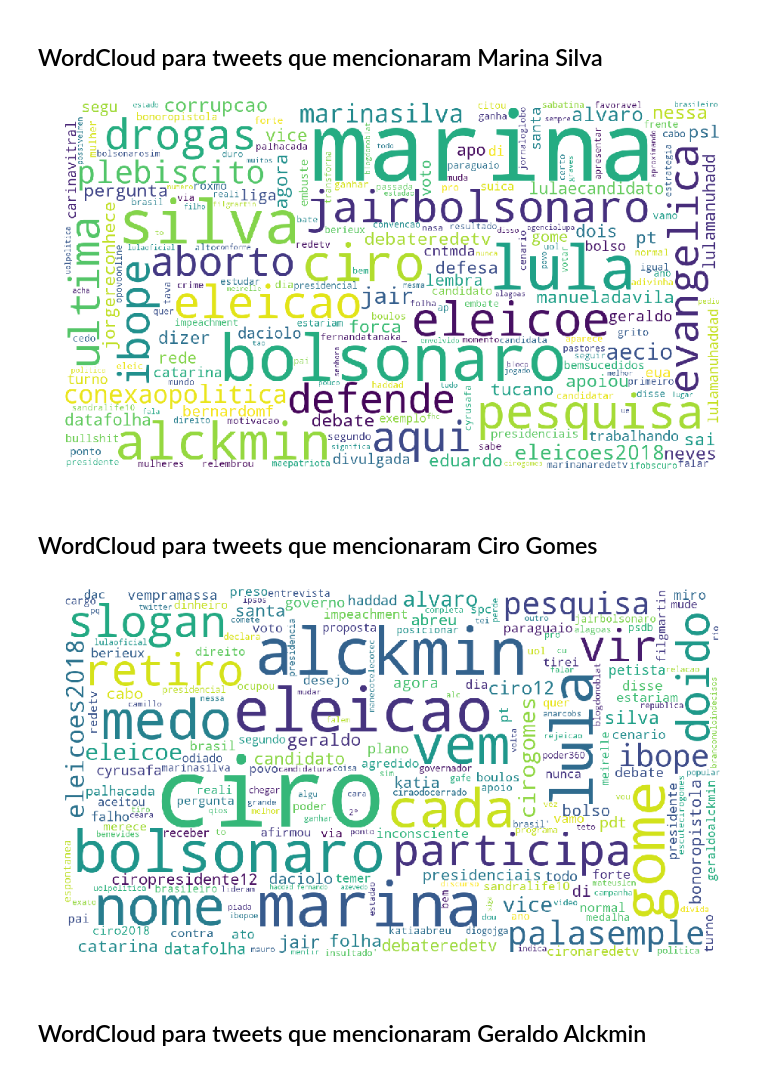
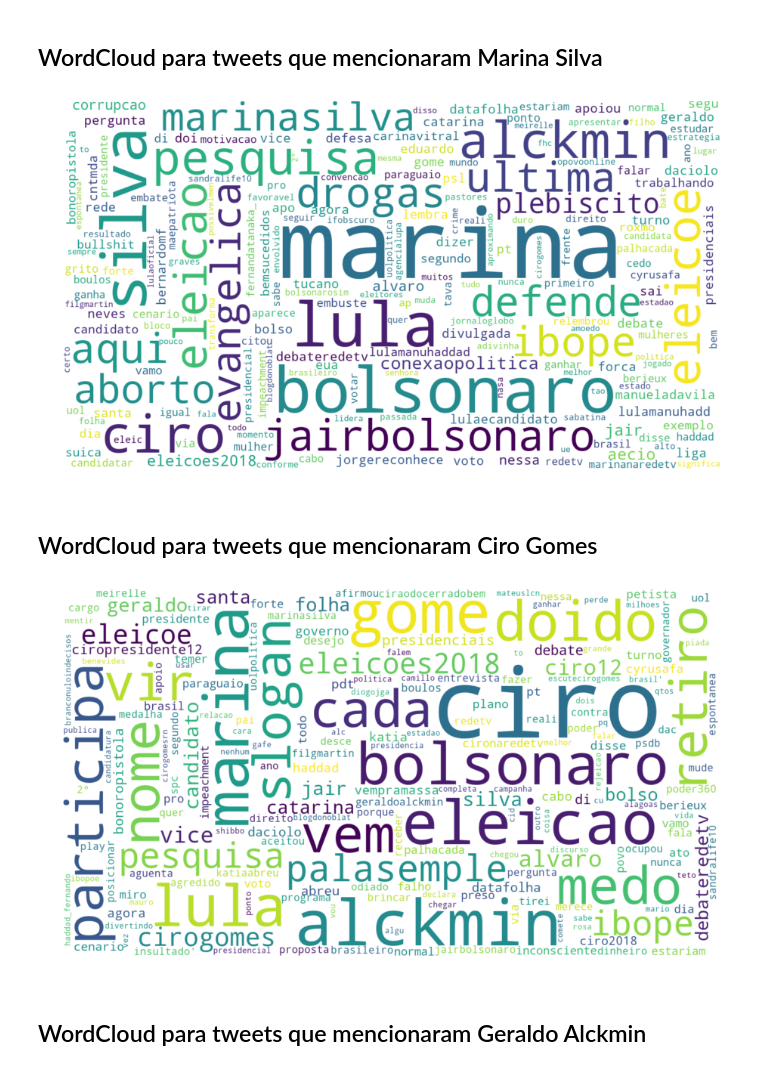
Before and after one commit to renatodalmo/RIWRS_TRABALHO, a Jupyter notebook: RIWRS - Manipulando Dados.ipynb, the cells around one changed output. Drawn from its saved outputs; the diff is of its cells as text; code cells hidden in the pictures.

```diff
--- a/RIWRS - Manipulando Dados.ipynb
+++ b/RIWRS - Manipulando Dados.ipynb
@@ -47,7 +55,7 @@ warnings.filterwarnings("ignore")
 # Conexão com o Banco Mongo Atlas
 # %%
 #Conexão com o MongoDB
-client = MongoClient("mongodb://admin:Mototaxidoamor12@clustermarcelodias-shard-00-00-vvqjp.mongodb.net:27017,clustermarcelodias-shard-00-01-vvqjp.mongodb.net:27017,clustermarcelodias-shard-00-02-vvqjp.mongodb.net:27017/test?ssl=true&replicaSet=ClusterMarceloDias-shard-0&authSource=admin&retryWrites=true")
+client = MongoClient("informe aqui a string de conexão ao banco de dados")
 
 #Criando o Banco de Dados Twitterdb
 db = client.twitterdb
@@ -203,3 +224,16 @@ for row in tweet:
+# %%
+dt_tweets_24 = pd.DataFrame(columns=('id_str','created_at', 'data_tweet','time_tweet', 'user', 'name', 'friends_count', 'tweet'))
+#Realizando a consulta por dia de criação
+tweet = col.find({'created_at':{'$regex':'... Aug.24'}})
+for row in tweet:
+    dt_tweets_24 = dt_tweets_24.append([{'id_str':row['id_str'],
+                                         'created_at':convertDateTime(row['created_at']),
+                                         'data_tweet':convertDate(row['created_at']),
+                                         'time_tweet':convertTime(row['created_at']),
+                                         'user':removeCarecteres(row['user'].lower()),
+                                         'name':removeCarecteres(row['name'].lower()),
+                                         'tweet':removeCarecteres(row['text'].lower()),
+                                         'friends_count':row['friends_count']}])
 # %%
 #Realizando a consulta por dia de criação
 tweet = col.find({'created_at':{'$regex':'... Aug.18'}})
@@ -236,4 +259,5 @@ dt_tweets = dt_tweets.append(dt_tweets_20)
 dt_tweets = dt_tweets.append(dt_tweets_21)
 dt_tweets = dt_tweets.append(dt_tweets_22)
 dt_tweets = dt_tweets.append(dt_tweets_23)
+dt_tweets = dt_tweets.append(dt_tweets_24)
 # %%
@@ -366,29 +421,38 @@ plt.show()
 # %% [markdown]
 ## WordCloud para tweets que mencionaram Marina Silva
 # %%
-wordcloud = WordCloud(max_font_size=200,width = 1366, height = 768, stopwords=stop_words,
-                      background_color='white', collocations=False).generate(' '.join(dt_tweets['tweet'].loc[dt_tweets['Marina_Silva'] == 1]))
-
+wordcloud = WordCloud(max_font_size=200,
+                      width = 1366,
+                      height = 768,
+                      stopwords=stop_words,
+                      background_color='white',
+                      random_state=50,
+                      collocations=False).generate(' '.join(dt_tweets['tweet'].loc[dt_tweets['Marina_Silva'] == 1]))
 
 plt.figure(figsize=(19,9))
-plt.imshow(wordcloud)
+plt.imshow(wordcloud, interpolation="bilinear")
 plt.axis("off")
 plt.show()
 # %% [output]
-[figure, old version]
+[figure, new version]
 # %% [markdown]
 ## WordCloud para tweets que mencionaram Ciro Gomes
 # %%
-wordcloud = WordCloud(max_font_size=200,width = 1366, height = 768, stopwords=stop_words,
-                      background_color='white', collocations=False).generate(' '.join(dt_tweets['tweet'].loc[dt_tweets['Ciro_Gomes'] == 1]))
+wordcloud = WordCloud(max_font_size=200,
+                      width = 1366,
+                      height = 768,
+                      stopwords=stop_words,
+                      background_color='white',
+                      random_state=50,
+                      collocations=False).generate(' '.join(dt_tweets['tweet'].loc[dt_tweets['Ciro_Gomes'] == 1]))
 
 
 plt.figure(figsize=(19,9))
-plt.imshow(wordcloud)
+plt.imshow(wordcloud, interpolation="bilinear")
 plt.axis("off")
 plt.show()
 # %% [output]
-[figure, old version]
+[figure, new version]
 # %% [markdown]
 ## WordCloud para tweets que mencionaram Geraldo Alckmin
 # %%
```
Also changed, not shown: parts of 16 cells of this notebook.
